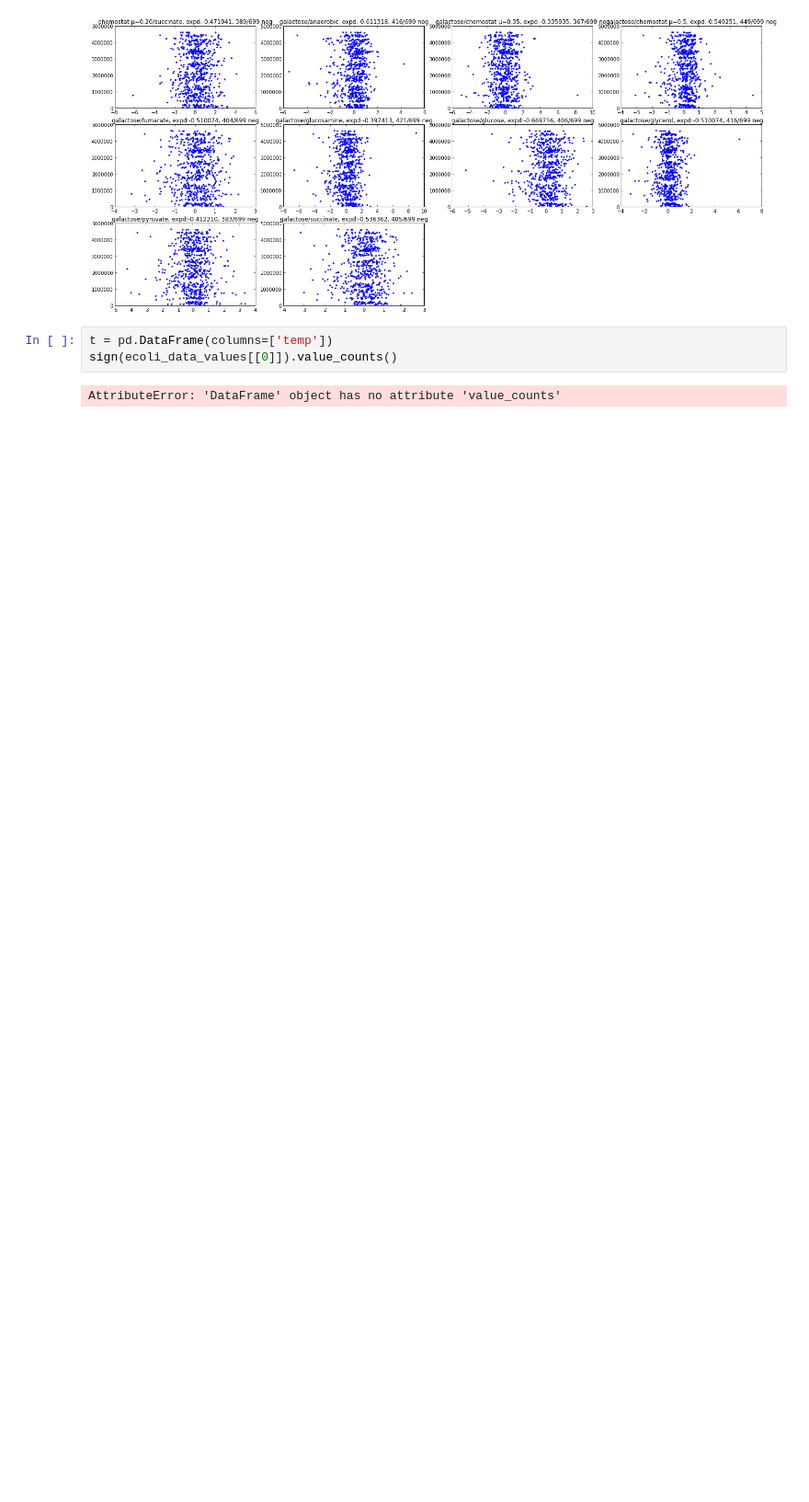
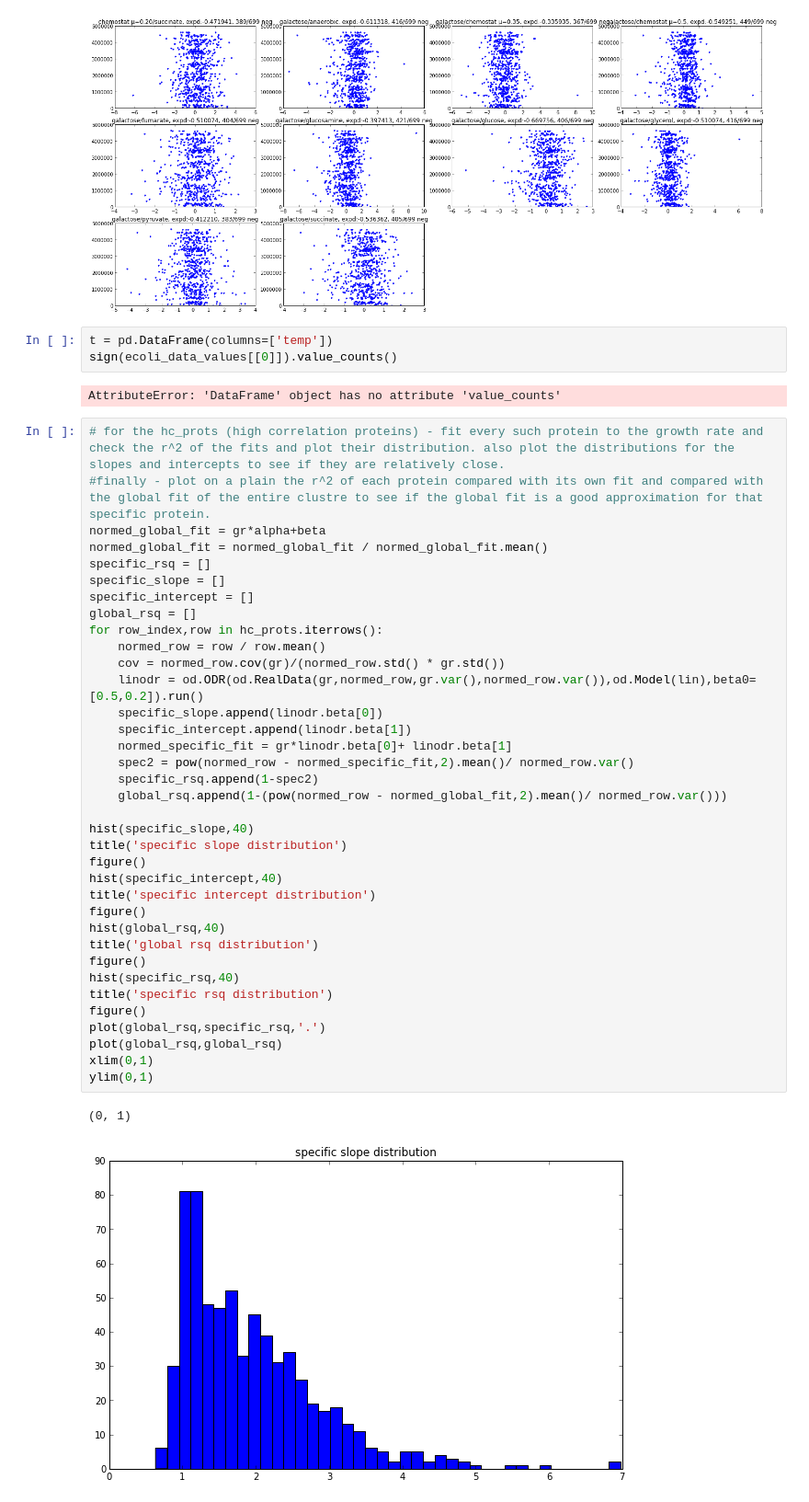
Before and after one commit to uriba/proteome-analysis, a Jupyter notebook: Untitled0.ipynb, the cells around one changed output. Shown at 92% size. Drawn from its saved outputs; the diff is of its cells as text; blank space fills up the shorter version.

Commit message:
Added analysis for r-squared both with the global cluster and with specific fitting to the growth rate. Some modifications still need to be made probably to account for biasing.

```diff
--- a/Untitled0.ipynb
+++ b/Untitled0.ipynb
@@ -473,3 +473,42 @@ t = pd.DataFrame(columns=['temp'])
 sign(ecoli_data_values[[0]]).value_counts()
 # %% [output]
 AttributeError: 'DataFrame' object has no attribute 'value_counts'
+# %%
+# for the hc_prots (high correlation proteins) - fit every such protein to the growth rate and check the r^2 of the fits and plot their distribution. also plot the distributions for the slopes and intercepts to see if they are relatively close.
+#finally - plot on a plain the r^2 of each protein compared with its own fit and compared with the global fit of the entire clustre to see if the global fit is a good approximation for that specific protein.
+normed_global_fit = gr*alpha+beta
+normed_global_fit = normed_global_fit / normed_global_fit.mean()
+specific_rsq = []
+specific_slope = []
+specific_intercept = []
+global_rsq = []
+for row_index,row in hc_prots.iterrows():
+    normed_row = row / row.mean()
+    cov = normed_row.cov(gr)/(normed_row.std() * gr.std())
+    linodr = od.ODR(od.RealData(gr,normed_row,gr.var(),normed_row.var()),od.Model(lin),beta0=[0.5,0.2]).run()
+    specific_slope.append(linodr.beta[0])
+    specific_intercept.append(linodr.beta[1])
+    normed_specific_fit = gr*linodr.beta[0]+ linodr.beta[1]
+    spec2 = pow(normed_row - normed_specific_fit,2).mean()/ normed_row.var()
+    specific_rsq.append(1-spec2)
+    global_rsq.append(1-(pow(normed_row - normed_global_fit,2).mean()/ normed_row.var()))
+
+hist(specific_slope,40)
+title('specific slope distribution')
+figure()
+hist(specific_intercept,40)
+title('specific intercept distribution')
+figure()
+hist(global_rsq,40)
+title('global rsq distribution')
+figure()
+hist(specific_rsq,40)
+title('specific rsq distribution')
+figure()
+plot(global_rsq,specific_rsq,'.')
+plot(global_rsq,global_rsq)
+xlim(0,1)
+ylim(0,1)
+# %% [output]
+(0, 1)
+[figure, added]
```
Also changed, not shown: parts of 3 cells of this notebook.
